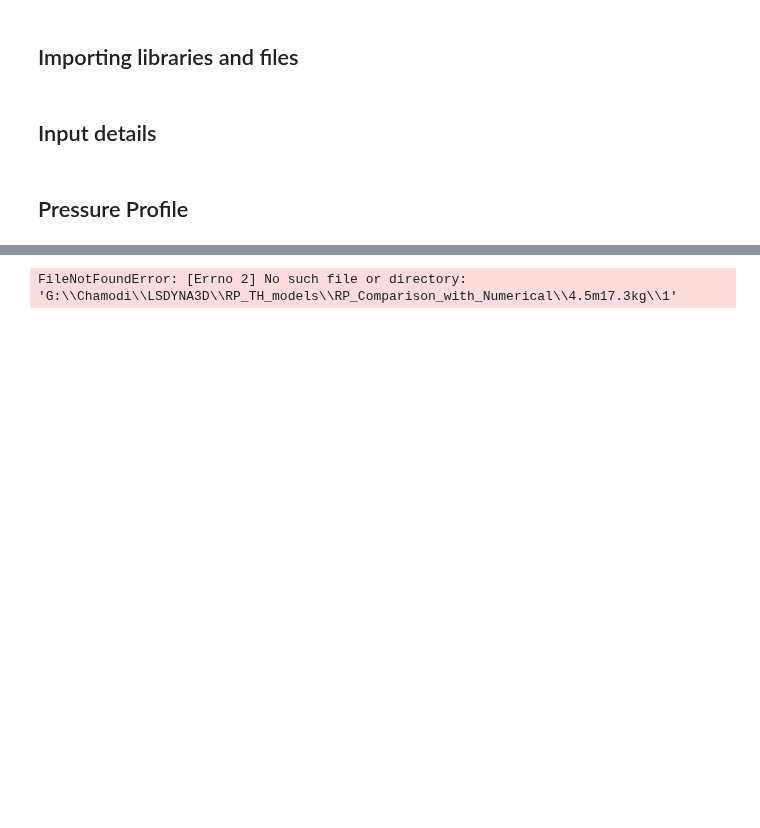
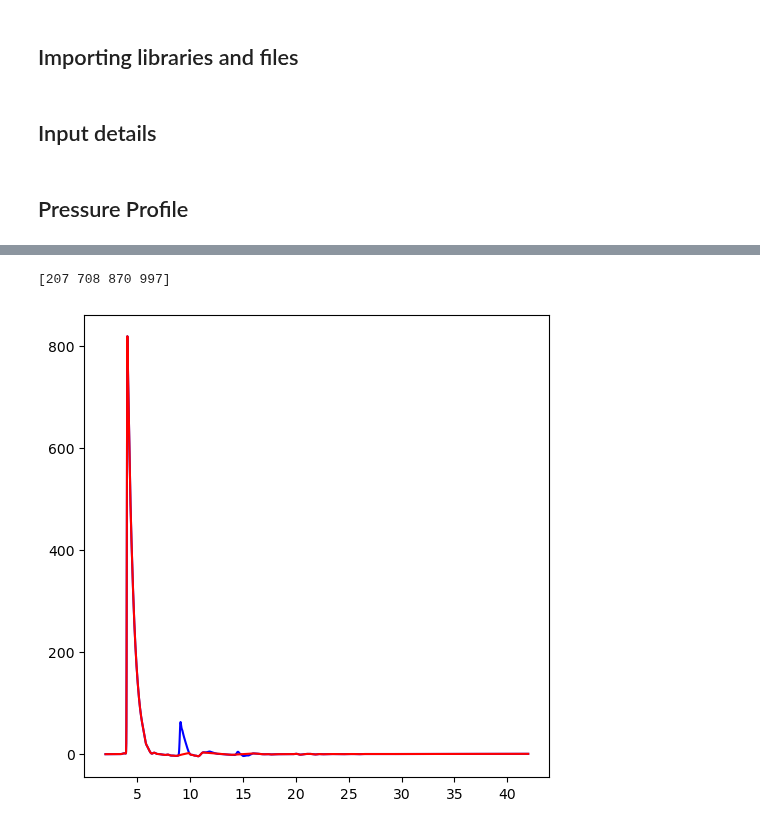
Before and after one commit to ChamodiWidanage/Pressure_history_2, a Jupyter notebook: RP_Combined_Code_All_Sections.ipynb, the cells around one changed output, grey strips where cells are left out. Cells and saved outputs as stored; diff of their text form; code cells hidden in the pictures; blank space fills up the shorter version.

```diff
--- a/RP_Combined_Code_All_Sections.ipynb
+++ b/RP_Combined_Code_All_Sections.ipynb
@@ -37,8 +37,8 @@ sc2 = pickle.load(open('RP_Section_2_new/Section2_new_scaler_ANN_4.pkl', 'rb'))
 # %%
 Mass = 17.3
 Standoff_distance = 4.5
-Angle = 0
-termination_time = 60
+Angle = 5
+termination_time = 35
 interval = 0.1
 # %% [markdown]
 ## Pressure Profile
@@ -165,14 +165,12 @@ WARNING:tensorflow:5 out of the last 5 calls to <function Model.make_predict_fun
 # %%
-file_path = Path('G:/Chamodi/LSDYNA3D/RP_TH_models/RP_Comparison_with_Numerical/4.5m17.3kg/1')
+file_path = Path('G:/Chamodi/LSDYNA3D/RP_TH_models/RP_Comparison_with_Numerical/4.5m17.3kg/2')
 lsdyna = pd.read_csv(file_path, delimiter="\s+", skiprows = 8, skipfooter = 1, header = None, names = ["Time", "Pressure"])
 
-Time_adj = 19
+Time_adj = 2
 Pressure_adj = 101.25
 
 lsdyna['Time'] = (lsdyna['Time']*1000)+ Time_adj
 lsdyna['Pressure'] = (lsdyna['Pressure']/1000)- Pressure_adj
-# %% [output]
-FileNotFoundError: [Errno 2] No such file or directory: 'G:\\Chamodi\\LSDYNA3D\\RP_TH_models\\RP_Comparison_with_Numerical\\4.5m17.3kg\\1'
 # %%
 X2 = lsdyna['Time']
 pressure = lsdyna['Pressure']
@@ -197,38 +195,41 @@ if len(peaks) >= 1:
     smoothed_pressure = np.copy(pressure)
 
     # Define a window around each peak after the first peak to apply smoothing
-    window_radius_r = 50
-    window_radius_l = 80 # Adjust the window radius as needed
+    window_radius_r = 60
+    window_radius_l = 30 # Adjust the window radius as needed
 
     for peak_index in peaks[1:]:
         start = max(peak_index - window_radius_l, 0)
         end = min(peak_index + window_radius_r + 1, len(pressure))
 
         # Extract values just outside the window
         if start > 0 and end < len(pressure):
             start_value = pressure[start - 1]
             end_value = pressure[end]
         elif start > 0:
             start_value = pressure[start - 1]
             end_value = start_value
         elif end < len(pressure):
             end_value = pressure[end]
             start_value = end_value
         else:
             start_value = end_value = np.mean(pressure)  # Fallback in case there are no valid points
 
         # Create a linearly spaced array between start_value and end_value
         interpolated_values = np.linspace(start_value, end_value, end - start)
 
         # Apply the interpolated values to the points within the window
         smoothed_pressure[start:end] = interpolated_values
 
 y2 = smoothed_pressure
 
 plt.figure(figsize=(6,6))
 plt.plot(lsdyna['Time'], lsdyna['Pressure'], color = 'blue',label = 'Numerical')
 plt.plot(lsdyna['Time'], y2, color = 'red',label = 'Numerical')
 plt.show()
+# %% [output]
+[207 708 870 997]
+[figure, added]
 # %%
 X1 = ml_model[:,0]
 y1 = ml_model[:,1]
```
Also changed, not shown: parts of 2 cells of this notebook, 10 other files.
